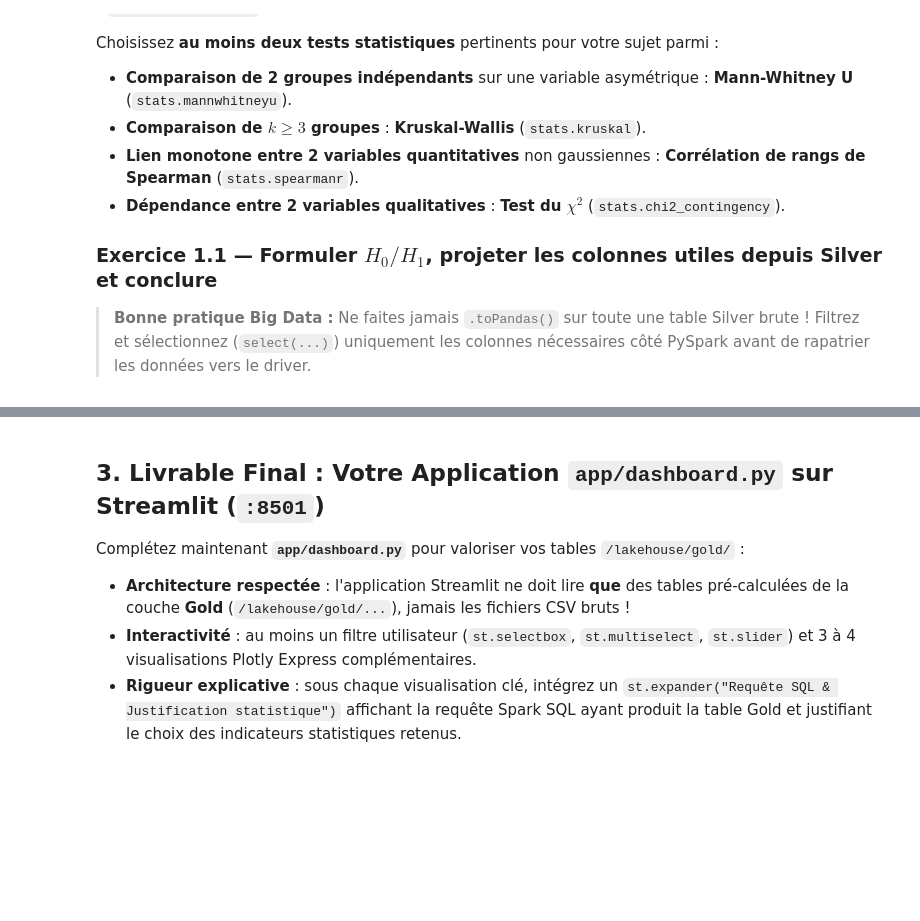
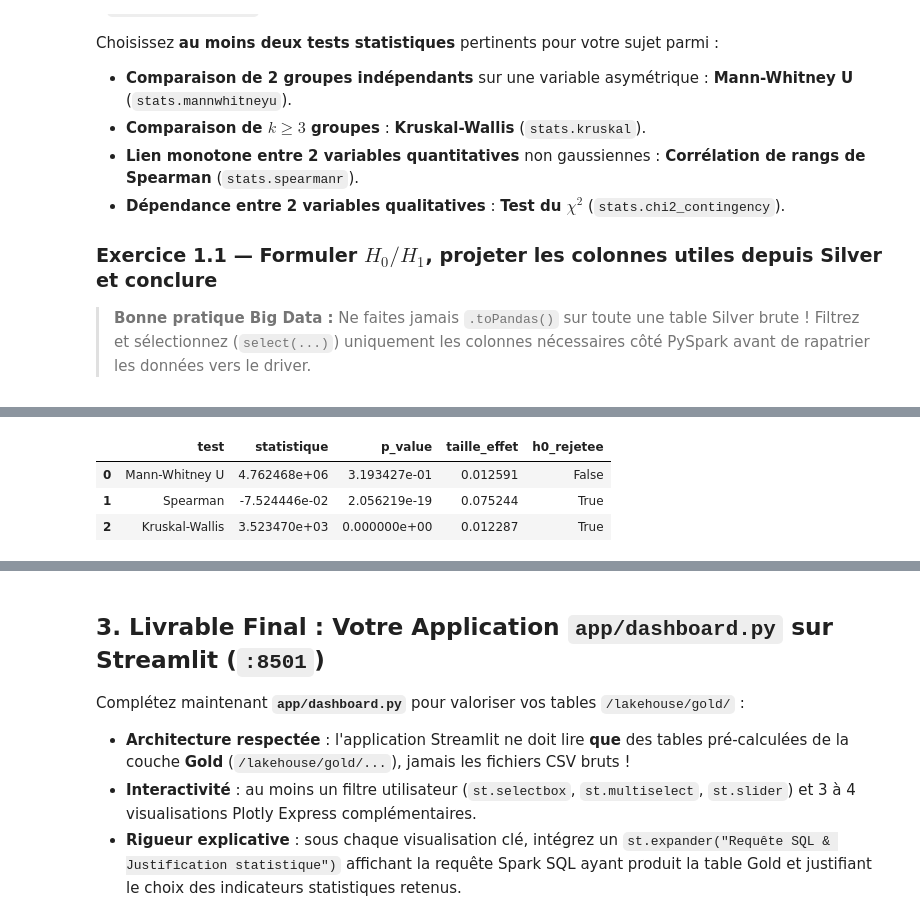
Before and after one commit to 104MJ/TP-datalake, a Jupyter notebook: notebooks/J4_Stats_Segmentation_Dashboard.ipynb, the cells around one changed output, grey strips where cells are left out. Saved outputs shown, nothing was run; the diff lists cells and outputs as text; code cells hidden in the pictures; blank space fills up the shorter version.

```diff
--- a/notebooks/J4_Stats_Segmentation_Dashboard.ipynb
+++ b/notebooks/J4_Stats_Segmentation_Dashboard.ipynb
@@ -135,0 +151,20 @@ Conclusion : association monotone significative (seuil 5 %).
+# %%
+# Test #3 : Kruskal-Wallis sur le retard à l'arrivée entre les 14 compagnies.
+# On ne rapatrie que deux colonnes des vols arrivés (environ 285 000 lignes, quelques Mo).
+kw_pd = (
+    silver_df
+    .where(F.col("arrival_delay").isNotNull() & F.col("airline").isNotNull())
+    .select("airline", "airline_name", "arrival_delay")
+    .toPandas()
+)
+groupes_kw = [g["arrival_delay"].to_numpy() for _, g in kw_pd.groupby("airline")]
+stat_3, p_val_3 = stats.kruskal(*groupes_kw)
+n_kw, k_kw = len(kw_pd), len(groupes_kw)
+effet_3 = (stat_3 - k_kw + 1) / (n_kw - k_kw)  # epsilon² (part de la variance des rangs expliquée par la compagnie)
+
+print(f"Test de Kruskal-Wallis : {k_kw} compagnies, n = {n_kw:,}")
+print(f"H = {stat_3:,.1f} ; p-value = {p_val_3:.3g} ; epsilon² = {effet_3:.4f}")
+medianes = kw_pd.groupby("airline_name")["arrival_delay"].agg(
+    mediane="median", taux_retard_15=lambda s: round(100 * (s >= 15).mean(), 1), n="size"
+).sort_values("taux_retard_15")
+print(medianes.to_string())
@@ -136,3 +197,29 @@ Conclusion : association monotone significative (seuil 5 %).
+# %%
+# Table Gold des tests, lue par l'onglet « Ce qu'il faut retenir » du dashboard
+tests_pd = pd.DataFrame([
+    {"test": "Mann-Whitney U", "question": f"Le retard diffère-t-il entre {top_airports[0]} et {top_airports[1]} ?",
+     "h0": "Même distribution du retard dans les deux aéroports", "statistique": float(stat_1), "p_value": float(p_val_1),
+     "taille_effet": float(effet_1), "mesure_effet": "r", "h0_rejetee": bool(p_val_1 < 0.05)},
+    {"test": "Spearman", "question": "Les vols longs sont-ils plus en retard ?",
+     "h0": "Pas de lien monotone entre distance et retard", "statistique": float(rho), "p_value": float(p_val_2),
+     "taille_effet": float(abs(rho)), "mesure_effet": "|rho|", "h0_rejetee": bool(p_val_2 < 0.05)},
+    {"test": "Kruskal-Wallis", "question": "Les compagnies ont-elles le même retard ?",
+     "h0": "Même distribution du retard pour toutes les compagnies", "statistique": float(stat_3), "p_value": float(p_val_3),
+     "taille_effet": float(effet_3), "mesure_effet": "epsilon²", "h0_rejetee": bool(p_val_3 < 0.05)},
+])
+tests_pd["conclusion"] = [
+    "Pas de différence significative entre ATL et ORD (p = 0,32, médianes identiques à -5 min). L'écart de taux de retard vu en J3 vient de la queue de la distribution.",
+    "Lien significatif mais quasi nul (rho = -0,075) : la distance n'explique pas le retard.",
+    "Les compagnies diffèrent (p < 0,001) mais l'effet est faible (epsilon² = 0,012) ; le taux de retard va pourtant de 12,5 % (Hawaiian) à 30 % (Spirit).",
+]
+(spark.createDataFrame(tests_pd).coalesce(1).write.format("delta").mode("overwrite")
+    .option("overwriteSchema", "true").save("/lakehouse/gold/stats_tests"))
+tests_pd[["test", "statistique", "p_value", "taille_effet", "h0_rejetee"]]
+# %% [output]
+|  | test | statistique | p_value | taille_effet | h0_rejetee |
+| 0 | Mann-Whitney U | 4.762468e+06 | 3.193427e-01 | 0.012591 | False |
+| 1 | Spearman | -7.524446e-02 | 2.056219e-19 | 0.075244 | True |
+| 2 | Kruskal-Wallis | 3.523470e+03 | 0.000000e+00 | 0.012287 | True |
 # %% [markdown]
 ## 2. Segmentation / Typologie par Clustering K-Means (`/lakehouse/gold/`)
 
```
Also changed, not shown: parts of 11 cells of this notebook, 12 other files.
